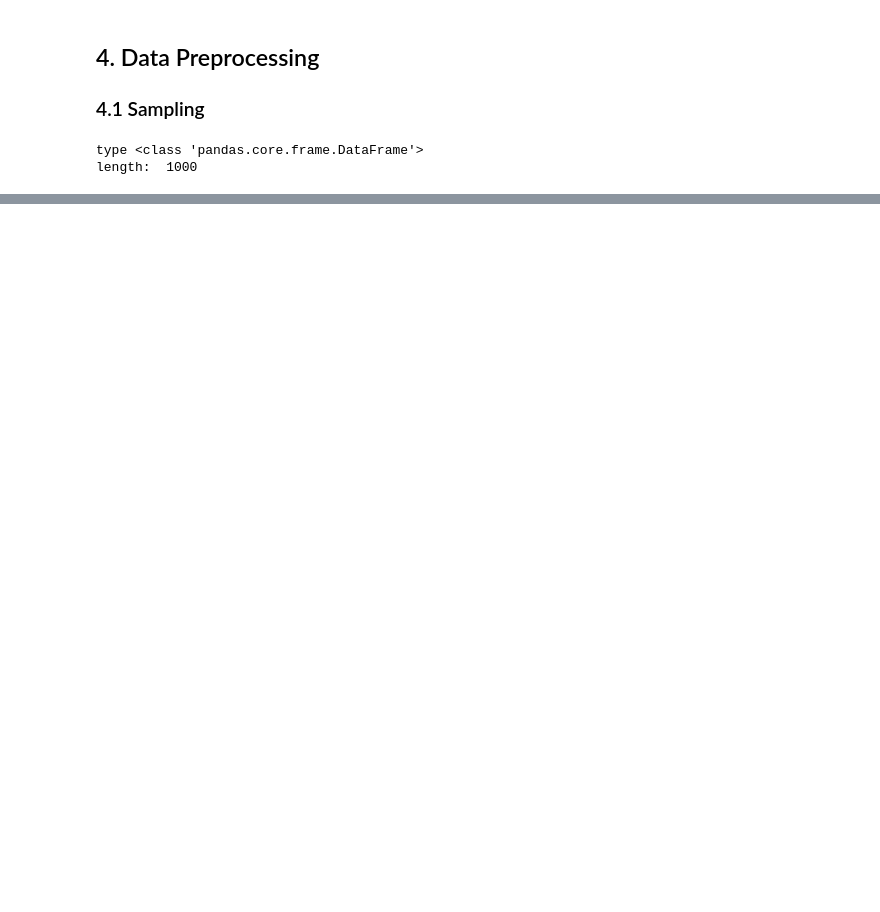
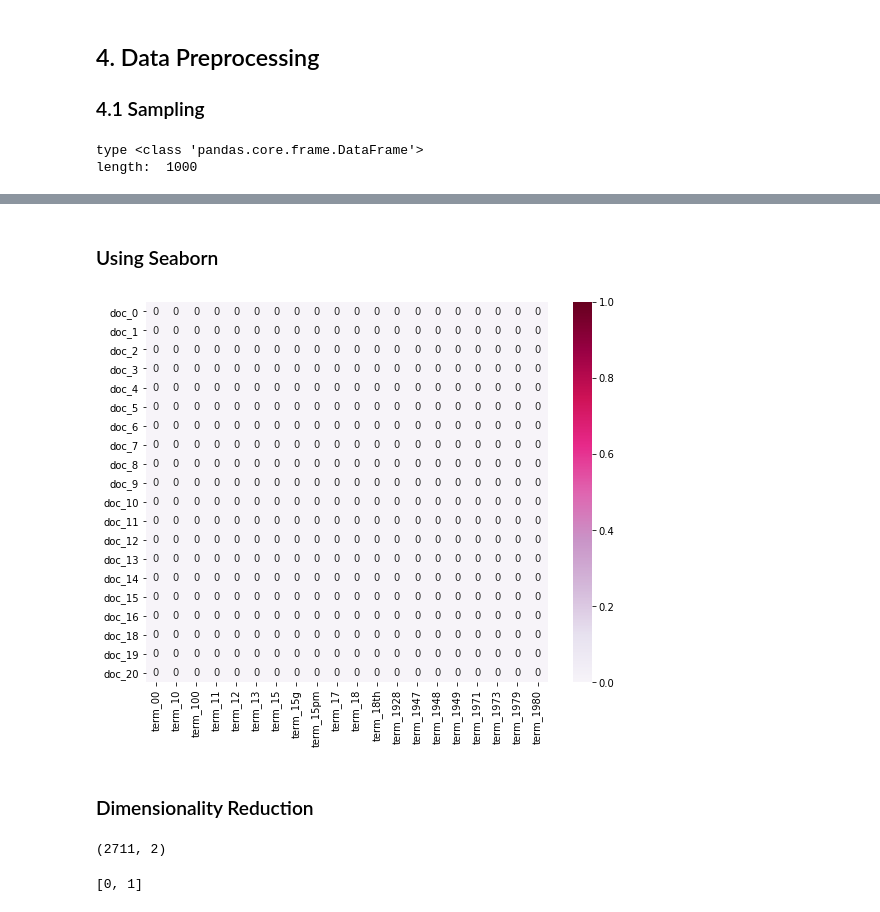
Before and after one commit to weichiao-cs07/dm_2018_hw_1, a Jupyter notebook: weichiaohuang_0756527.ipynb, the cells around one changed output, grey strips where cells are left out. Drawn from its saved outputs; the diff is of its cells as text; code cells hidden in the pictures; blank space fills up the shorter version.

Commit message:
3d seaborn haven't finished

```diff
--- a/weichiaohuang_0756527.ipynb
+++ b/weichiaohuang_0756527.ipynb
@@ -312,0 +502,9 @@ length:  1000
+# %%
+# Answer here
+senti_label_counts_list = senti_label_counts[4:5,:].toarray()[0].tolist()
+#type(X_counts_list)
+#senti_label_counts_list
+for i in  range(len(senti_label_counts_list)):
+    if senti_label_counts_list[i] == 1:
+        print ("index: {0}\tvocabulary: {1}".format(i,count_vect.get_feature_names()[i]))
+print ("\ntotal count: ",senti_label_counts_list.count(1))
@@ -312,0 +532,3 @@ length:  1000
+# %%
+# first twenty features only
+plot_x = ["term_"+str(i) for i in count_vect.get_feature_names()[0:20]]
@@ -312,0 +558,3 @@ length:  1000
+# %%
+# obtain document index
+plot_y = ["doc_"+ str(i) for i in list(senti_label.index)[0:20]]
@@ -312,0 +584,2 @@ length:  1000
+# %%
+plot_z = senti_label_counts[0:20, 0:20].toarray()
@@ -312,0 +609,25 @@ length:  1000
+# %% [markdown]
+### Using Seaborn
+# %%
+import seaborn as sns
+
+df_todraw = pd.DataFrame(plot_z, columns = plot_x, index = plot_y)
+plt.subplots(figsize=(9, 7))
+ax = sns.heatmap(df_todraw,
+                 cmap="PuRd",
+                 vmin=0, vmax=1, annot=True)
+# %% [output]
+[figure, added]
+# %% [markdown]
+### Dimensionality Reduction
+# %%
+from sklearn.decomposition import PCA
+
+senti_label_reduced = PCA(n_components = 2).fit_transform(senti_label_counts.toarray())
+senti_label_reduced.shape
+# %% [output]
+(2711, 2)
+# %%
+labels
+# %% [output]
+[0, 1]
```
Also changed, not shown: parts of 33 cells of this notebook.
